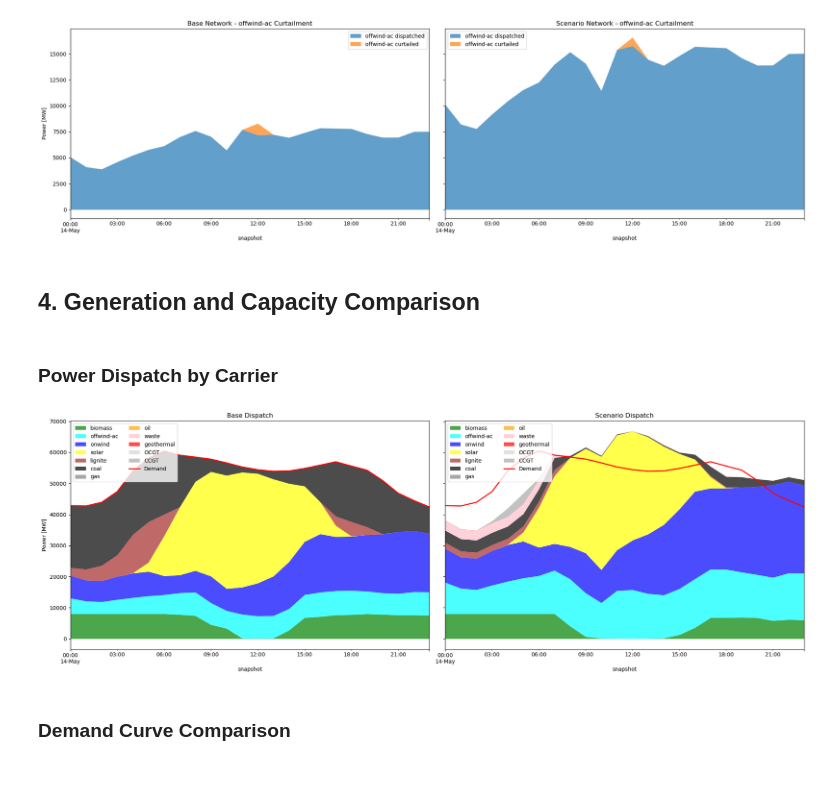
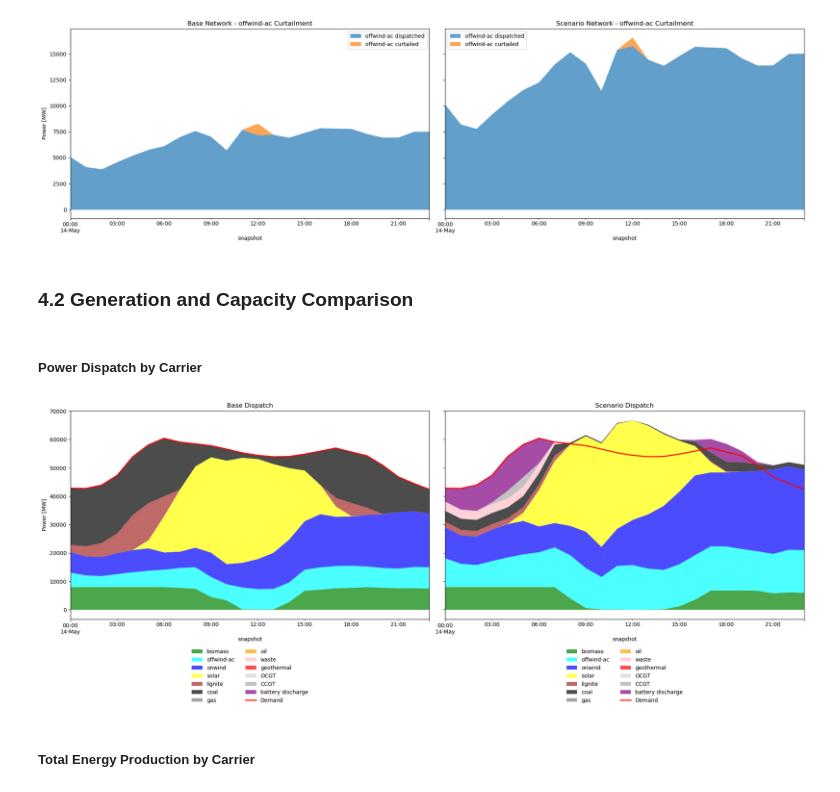
Before and after one commit to Luca2299/pypsa-eur, a Jupyter notebook: notebooks/Comparing_Scenarios.ipynb, the cells around one changed output. Drawn from its saved outputs; the diff is of its cells as text; code cells hidden in the pictures.

```diff
--- a/notebooks/Comparing_Scenarios.ipynb
+++ b/notebooks/Comparing_Scenarios.ipynb
@@ -241,9 +270,9 @@ plt.show()
 # %% [output]
 [figure]
 # %% [markdown]
-## 4. Generation and Capacity Comparison
+### 4.2 Generation and Capacity Comparison
 # %% [markdown]
-### Power Dispatch by Carrier
+##### Power Dispatch by Carrier
 # %%
 fig, axes = plt.subplots(1, 2, figsize=(20, 7), sharey=True)
 
@@ -252,39 +281,45 @@ colors = {
     "biomass": "green", "coal": "black", "lignite": "brown",
     "offwind-ac": "cyan", "onwind": "blue", "solar": "yellow",
     "gas": "gray", "oil": "orange", "waste": "pink", "geothermal": "red",
-    "OCGT": "lightgray", "CCGT": "darkgray"
+    "OCGT": "lightgray", "CCGT": "darkgray", "battery discharge": "purple"
 }
 
 cols = [
-    "biomass", "offwind-ac", "onwind", "solar", "lignite", "coal", "gas", "oil", "waste", "geothermal", "OCGT", "CCGT"
+    "biomass", "offwind-ac", "onwind", "solar", "lignite", "coal", "gas", "oil", "waste", "geothermal", "OCGT", "CCGT", "battery discharge"
 ]
 
 # --- Helper function for plotting ---
 def plot_dispatch(n, ax, title):
     p_by_carrier = n.generators_t.p.T.groupby(n.generators.carrier).sum().T
+
+    # Add battery discharge as another stacked supply source on the electricity side
+    battery_discharge_dispatch = pd.Series(0.0, index=n.snapshots)
+    if not n.links.empty and "battery discharger" in set(n.links.carrier):
+        battery_discharge_dispatch = -n.links_t.p1.loc[:, n.links.carrier == "battery discharger"].sum(axis=1)
+
+    p_by_carrier["battery discharge"] = battery_discharge_dispatch
 
     # Reorder and fill missing columns
     p_by_carrier = p_by_carrier.reindex(columns=cols).fillna(0)
 
     # Get colors in the correct order
     c = [colors.get(col, "gray") for col in p_by_carrier.columns]
 
     p_by_carrier.plot(kind="area", ax=ax, lw=0, title=title, color=c, alpha=0.7)
 
     # Add demand curve
     demand = n.loads_t.p_set.sum(axis=1)
     demand.plot(ax=ax, color="red", lw=2, label="Demand")
 
     ax.set_ylabel("Power [MW]")
-    ax.legend(ncol=2, loc="upper left")
+    ax.legend(ncol=2, loc="upper center", bbox_to_anchor=(0.5, -0.12), frameon=False)
 
 # --- Plotting ---
 plot_dispatch(n_base, axes[0], "Base Dispatch")
 plot_dispatch(n_scenario, axes[1], "Scenario Dispatch")
 
 plt.tight_layout()
+plt.subplots_adjust(bottom=0.18)
 plt.show()
 # %% [output]
-[figure, old version]
+[figure, new version]
-# %% [markdown]
-### Demand Curve Comparison
@@ -304,0 +326,2 @@ plt.show()
+# %% [markdown]
+##### Total Energy Production by Carrier
```
Also changed, not shown: parts of 32 cells of this notebook, 1 other file.
